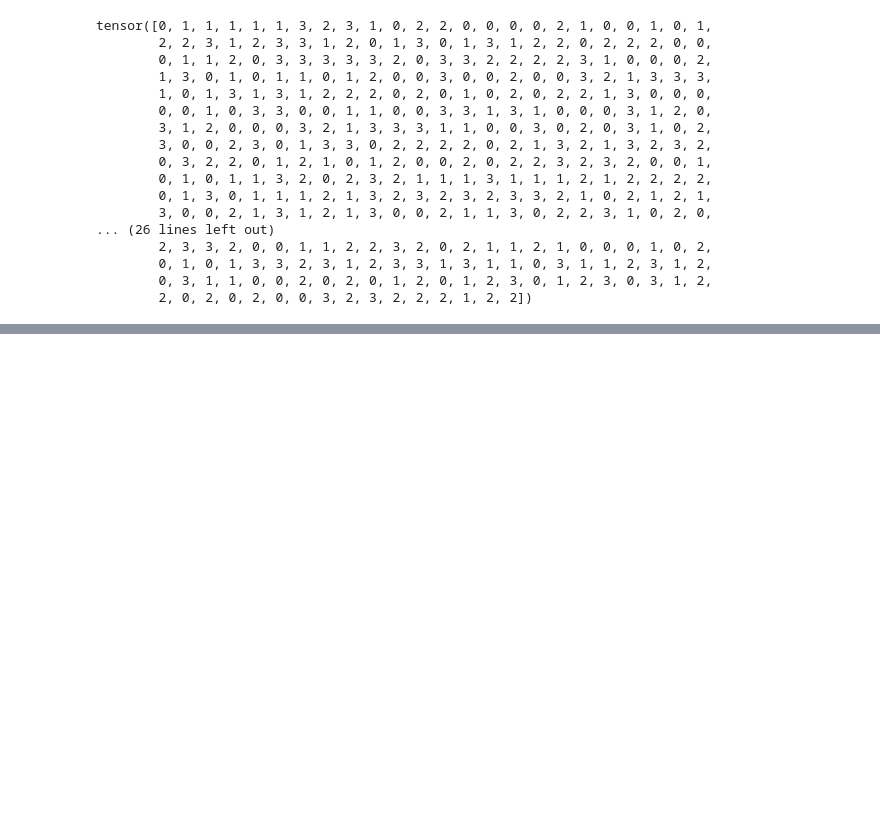
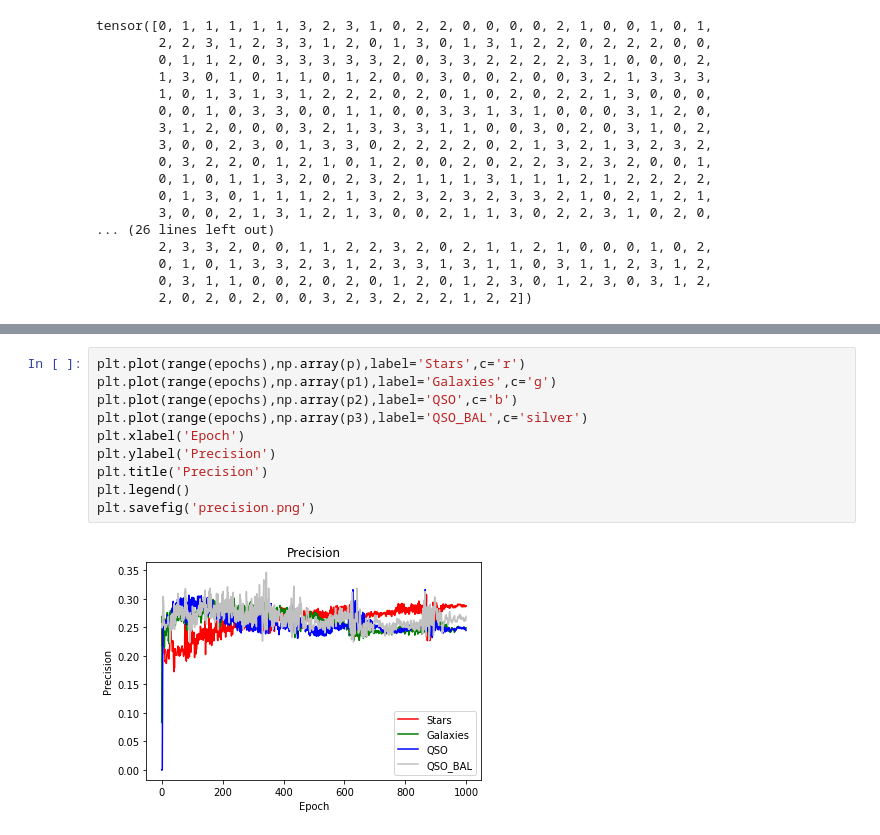
Before and after one commit to MrX1997/Reportes-Proyecto-de-Monograf-a, a Jupyter notebook: Noteboooks/Weekly Reports.ipynb, the cells around one changed output, grey strips where cells are left out. Saved outputs shown, nothing was run; the diff lists cells and outputs as text; blank space fills up the shorter version.

```diff
--- a/Noteboooks/Weekly Reports.ipynb
+++ b/Noteboooks/Weekly Reports.ipynb
@@ -576,0 +548,12 @@ KeyboardInterrupt:
+# %%
+plt.plot(range(epochs),np.array(p),label='Stars',c='r')
+plt.plot(range(epochs),np.array(p1),label='Galaxies',c='g')
+plt.plot(range(epochs),np.array(p2),label='QSO',c='b')
+plt.plot(range(epochs),np.array(p3),label='QSO_BAL',c='silver')
+plt.xlabel('Epoch')
+plt.ylabel('Precision')
+plt.title('Precision')
+plt.legend()
+plt.savefig('precision.png')
+# %% [output]
+[figure, added]
```
Also changed, not shown: parts of 4 cells of this notebook.
